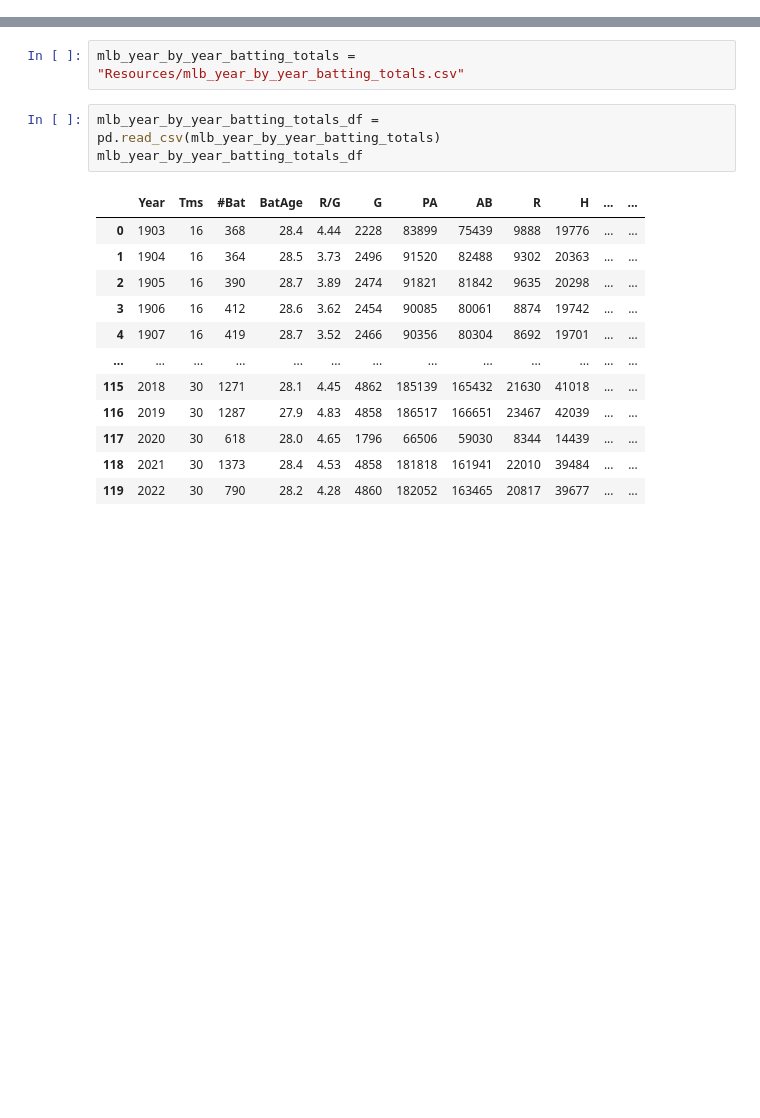
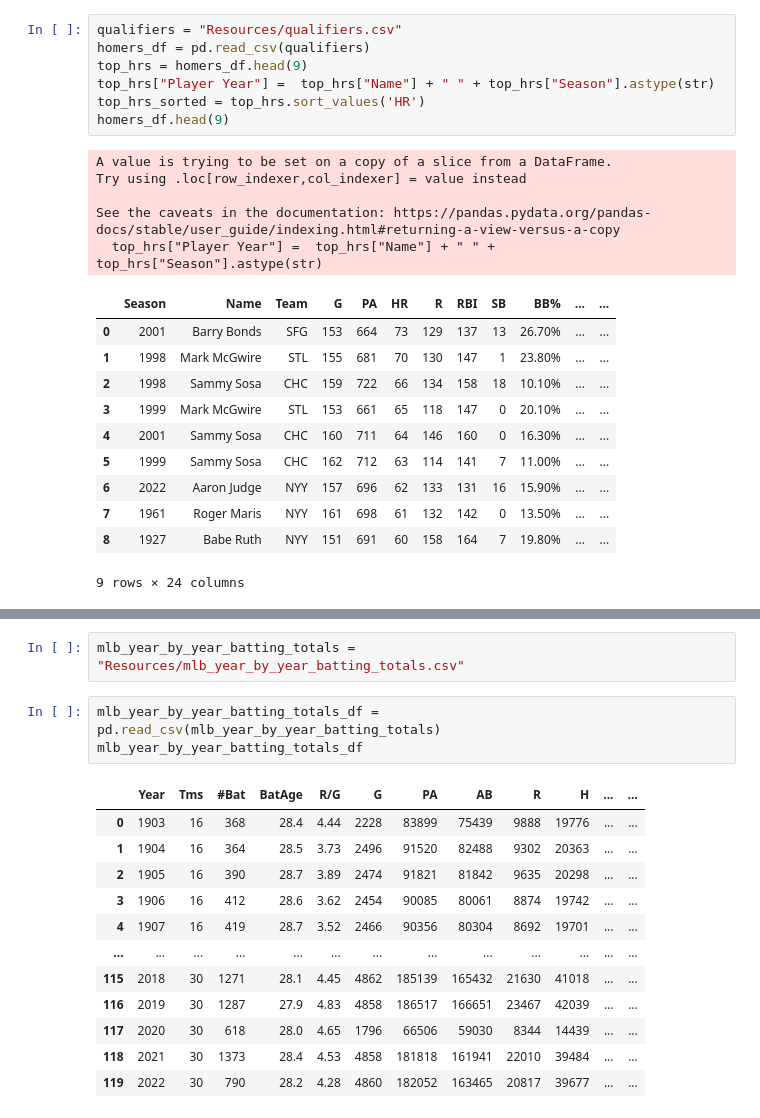
Before and after one commit to amcclure0/All_Rise_Project1, a Jupyter notebook: testing.ipynb, the cells around one changed output, grey strips where cells are left out. Cells and saved outputs as stored; diff of their text form; blank space fills up the shorter version.

```diff
--- a/testing.ipynb
+++ b/testing.ipynb
@@ -3,0 +9,24 @@ import matplotlib.pyplot as plt
+# %%
+qualifiers = "Resources/qualifiers.csv"
+homers_df = pd.read_csv(qualifiers)
+top_hrs = homers_df.head(9)
+top_hrs["Player Year"] =  top_hrs["Name"] + " " + top_hrs["Season"].astype(str)
+top_hrs_sorted = top_hrs.sort_values('HR')
+homers_df.head(9)
+# %% [output]
+A value is trying to be set on a copy of a slice from a DataFrame.
+Try using .loc[row_indexer,col_indexer] = value instead
+
+See the caveats in the documentation: https://pandas.pydata.org/pandas-docs/stable/user_guide/indexing.html#returning-a-view-versus-a-copy
+  top_hrs["Player Year"] =  top_hrs["Name"] + " " + top_hrs["Season"].astype(str)
+|  | Season | Name | Team | G | PA | HR | R | RBI | SB | BB% | ... | ... |
+| 0 | 2001 | Barry Bonds | SFG | 153 | 664 | 73 | 129 | 137 | 13 | 26.70% | ... | ... |
+| 1 | 1998 | Mark McGwire | STL | 155 | 681 | 70 | 130 | 147 | 1 | 23.80% | ... | ... |
+| 2 | 1998 | Sammy Sosa | CHC | 159 | 722 | 66 | 134 | 158 | 18 | 10.10% | ... | ... |
+| 3 | 1999 | Mark McGwire | STL | 153 | 661 | 65 | 118 | 147 | 0 | 20.10% | ... | ... |
+| 4 | 2001 | Sammy Sosa | CHC | 160 | 711 | 64 | 146 | 160 | 0 | 16.30% | ... | ... |
+| 5 | 1999 | Sammy Sosa | CHC | 162 | 712 | 63 | 114 | 141 | 7 | 11.00% | ... | ... |
+| 6 | 2022 | Aaron Judge | NYY | 157 | 696 | 62 | 133 | 131 | 16 | 15.90% | ... | ... |
+| 7 | 1961 | Roger Maris | NYY | 161 | 698 | 61 | 132 | 142 | 0 | 13.50% | ... | ... |
+| 8 | 1927 | Babe Ruth | NYY | 151 | 691 | 60 | 158 | 164 | 7 | 19.80% | ... | ... |
+9 rows × 24 columns
```
Also changed, not shown: parts of 6 cells of this notebook, 2 other files.
